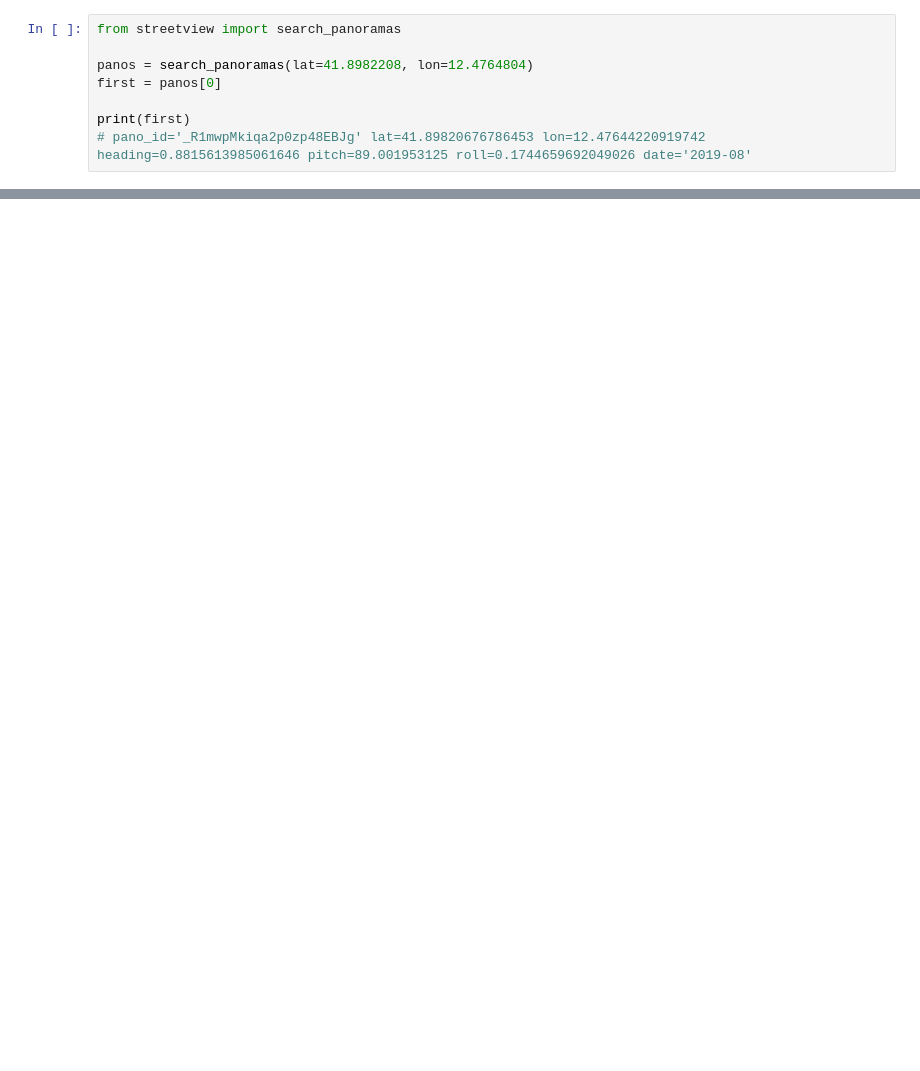
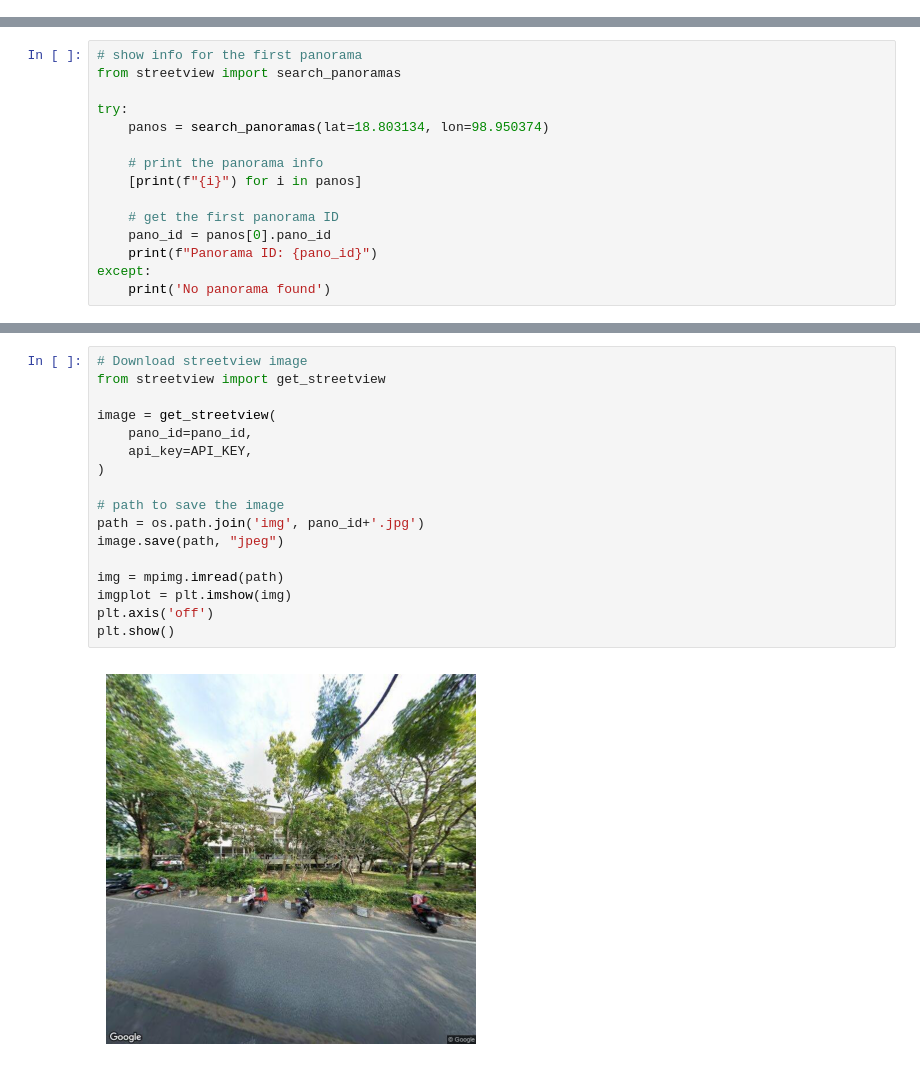
Before and after one commit to dookda/cmu_py499, a Jupyter notebook: proj_earn_gsv/GSV_fisheyes.ipynb, the cells around one changed output, grey strips where cells are left out. Cells and saved outputs as stored; diff of their text form; blank space fills up the shorter version.

Commit message:
update google download

```diff
--- a/proj_earn_gsv/GSV_fisheyes.ipynb
+++ b/proj_earn_gsv/GSV_fisheyes.ipynb
@@ -41,8 +44,0 @@ https://streetviewpixels-pa.googleapis.com/v1/tile?cb_client=maps_sv.tactile&x=0
-# %%
-from streetview import search_panoramas
-
-panos = search_panoramas(lat=41.8982208, lon=12.4764804)
-first = panos[0]
-
-print(first)
-# pano_id='_R1mwpMkiqa2p0zp48EBJg' lat=41.89820676786453 lon=12.47644220919742 heading=0.8815613985061646 pitch=89.001953125 roll=0.1744659692049026 date='2019-08'
@@ -50,0 +49,15 @@ ImportError: cannot import name 'search_panoramas' from 'streetview' (/Users/sak
+# %%
+# show info for the first panorama
+from streetview import search_panoramas
+
+try:
+    panos = search_panoramas(lat=18.803134, lon=98.950374)
+
+    # print the panorama info
+    [print(f"{i}") for i in panos]
+
+    # get the first panorama ID
+    pano_id = panos[0].pano_id
+    print(f"Panorama ID: {pano_id}")
+except:
+    print('No panorama found')
@@ -50,0 +91,19 @@ ImportError: cannot import name 'search_panoramas' from 'streetview' (/Users/sak
+# %%
+# Download streetview image
+from streetview import get_streetview
+
+image = get_streetview(
+    pano_id=pano_id,
+    api_key=API_KEY,
+)
+
+# path to save the image
+path = os.path.join('img', pano_id+'.jpg')
+image.save(path, "jpeg")
+
+img = mpimg.imread(path)
+imgplot = plt.imshow(img)
+plt.axis('off')
+plt.show()
+# %% [output]
+[figure, added]
```
Also changed, not shown: parts of 14 cells of this notebook, 4 other files.
